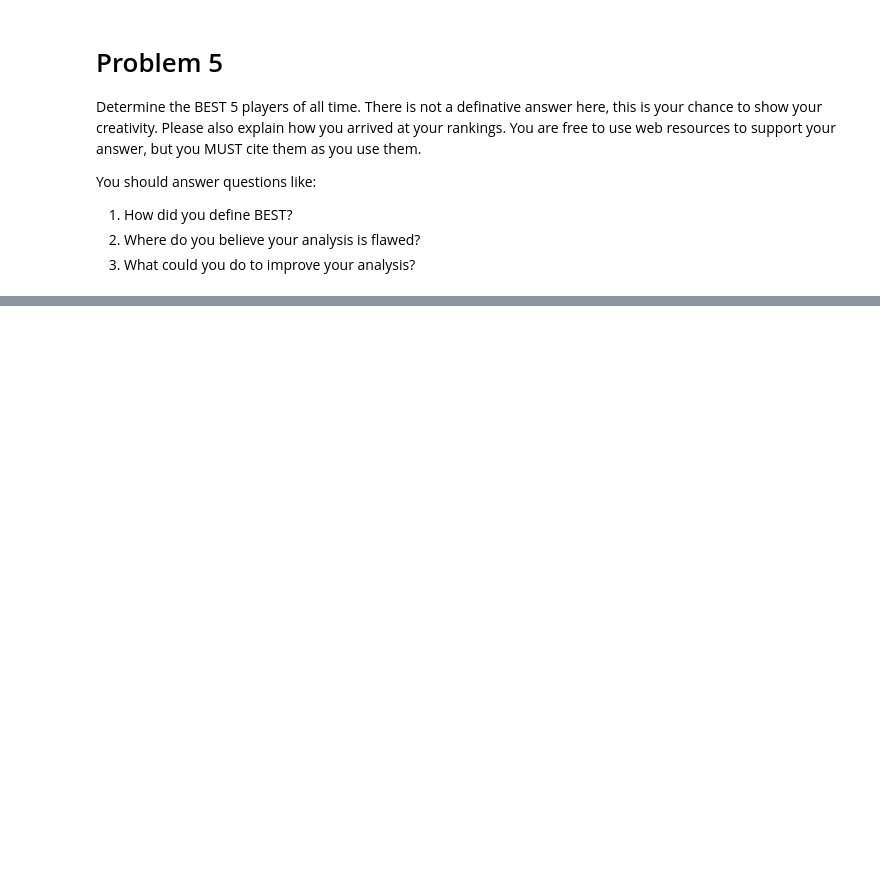
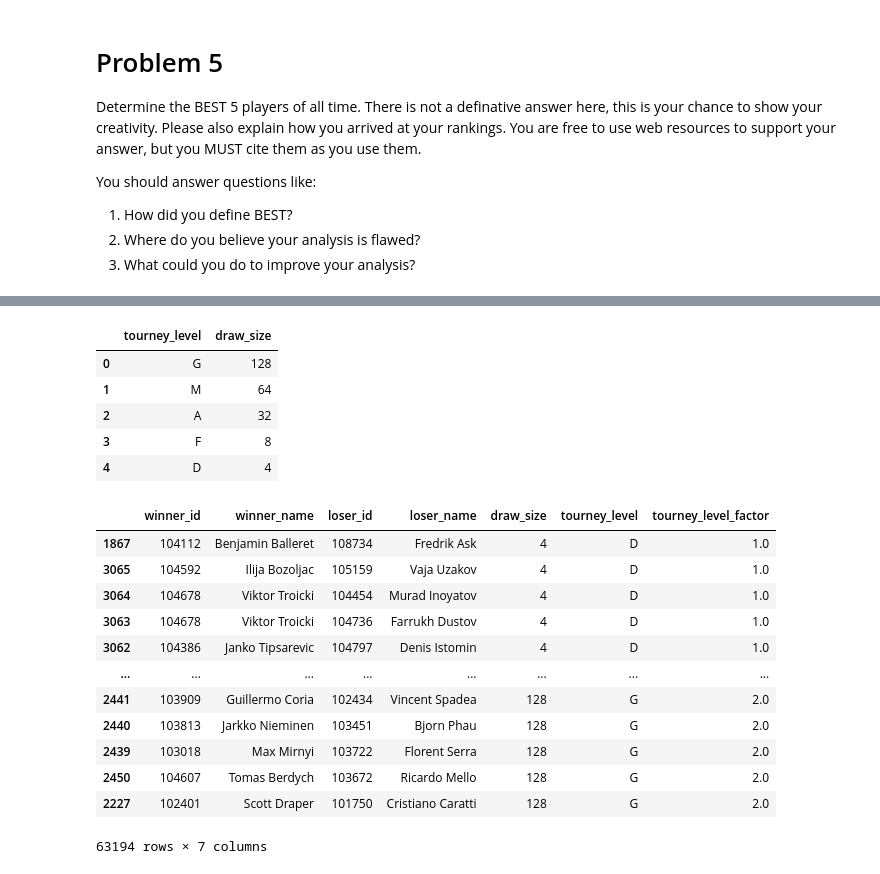
Before and after one commit to rameshnatarajanus/katz-aim5004-fall2025, a Jupyter notebook: notebooks/ProblemSet-01-DataWrangling.ipynb, the cells around one changed output, grey strips where cells are left out. Cells and saved outputs as stored; diff of their text form; code cells hidden in the pictures; blank space fills up the shorter version.

```diff
--- a/notebooks/ProblemSet-01-DataWrangling.ipynb
+++ b/notebooks/ProblemSet-01-DataWrangling.ipynb
@@ -274,0 +228,45 @@ print(temp.to_string())
+# %%
+# Determine rank of tourney_level by finding the correlation between tourney_level and draw_size
+# Filter the df for those two columns, and find the median draw_size for each tourney_level
+df_filtered = df.filter(['draw_size', 'tourney_level']).sort_values(by=['tourney_level'])                                                 # filter the df
+df_draw_size_median = df_filtered.groupby(['tourney_level']).median().astype(int).sort_values(by=['draw_size'], ascending=False).reset_index()   # find median draw size per tourney level
+display(df_draw_size_median)
+
+# Use the rankings obtained above to add a facotred tourney_level column to a filtered df
+df_wtd = df.filter(["winner_id", "winner_name", "loser_id", "loser_name", "draw_size", "tourney_level"]).fillna(0)
+
+# Factorize the 'tourney_level' column
+factorized_values, unique_levels = pd.factorize(df_wtd['tourney_level'])
+
+# Create a dictionary mapping original levels to specific values
+mapping = {
+    'G': 2,
+    'M': 1.8,
+    'A': 1.6,
+    'F': 1.2,
+    'D': 1
+}
+
+# Map factorized values to specific values using the mapping dictionary
+df_wtd['tourney_level_factor'] = [mapping[unique_levels[i]] for i in factorized_values]
+display(df_wtd.sort_values(by=['tourney_level_factor']))
+# %% [output]
+|  | tourney_level | draw_size |
+| 0 | G | 128 |
+| 1 | M | 64 |
+| 2 | A | 32 |
+| 3 | F | 8 |
+| 4 | D | 4 |
+|  | winner_id | winner_name | loser_id | loser_name | draw_size | tourney_level | tourney_level_factor |
+| 1867 | 104112 | Benjamin Balleret | 108734 | Fredrik Ask | 4 | D | 1.0 |
+| 3065 | 104592 | Ilija Bozoljac | 105159 | Vaja Uzakov | 4 | D | 1.0 |
+| 3064 | 104678 | Viktor Troicki | 104454 | Murad Inoyatov | 4 | D | 1.0 |
+| 3063 | 104678 | Viktor Troicki | 104736 | Farrukh Dustov | 4 | D | 1.0 |
+| 3062 | 104386 | Janko Tipsarevic | 104797 | Denis Istomin | 4 | D | 1.0 |
+| ... | ... | ... | ... | ... | ... | ... | ... |
+| 2441 | 103909 | Guillermo Coria | 102434 | Vincent Spadea | 128 | G | 2.0 |
+| 2440 | 103813 | Jarkko Nieminen | 103451 | Bjorn Phau | 128 | G | 2.0 |
+| 2439 | 103018 | Max Mirnyi | 103722 | Florent Serra | 128 | G | 2.0 |
+| 2450 | 104607 | Tomas Berdych | 103672 | Ricardo Mello | 128 | G | 2.0 |
+| 2227 | 102401 | Scott Draper | 101750 | Cristiano Caratti | 128 | G | 2.0 |
+63194 rows × 7 columns
```
Also changed, not shown: parts of 17 cells of this notebook.
